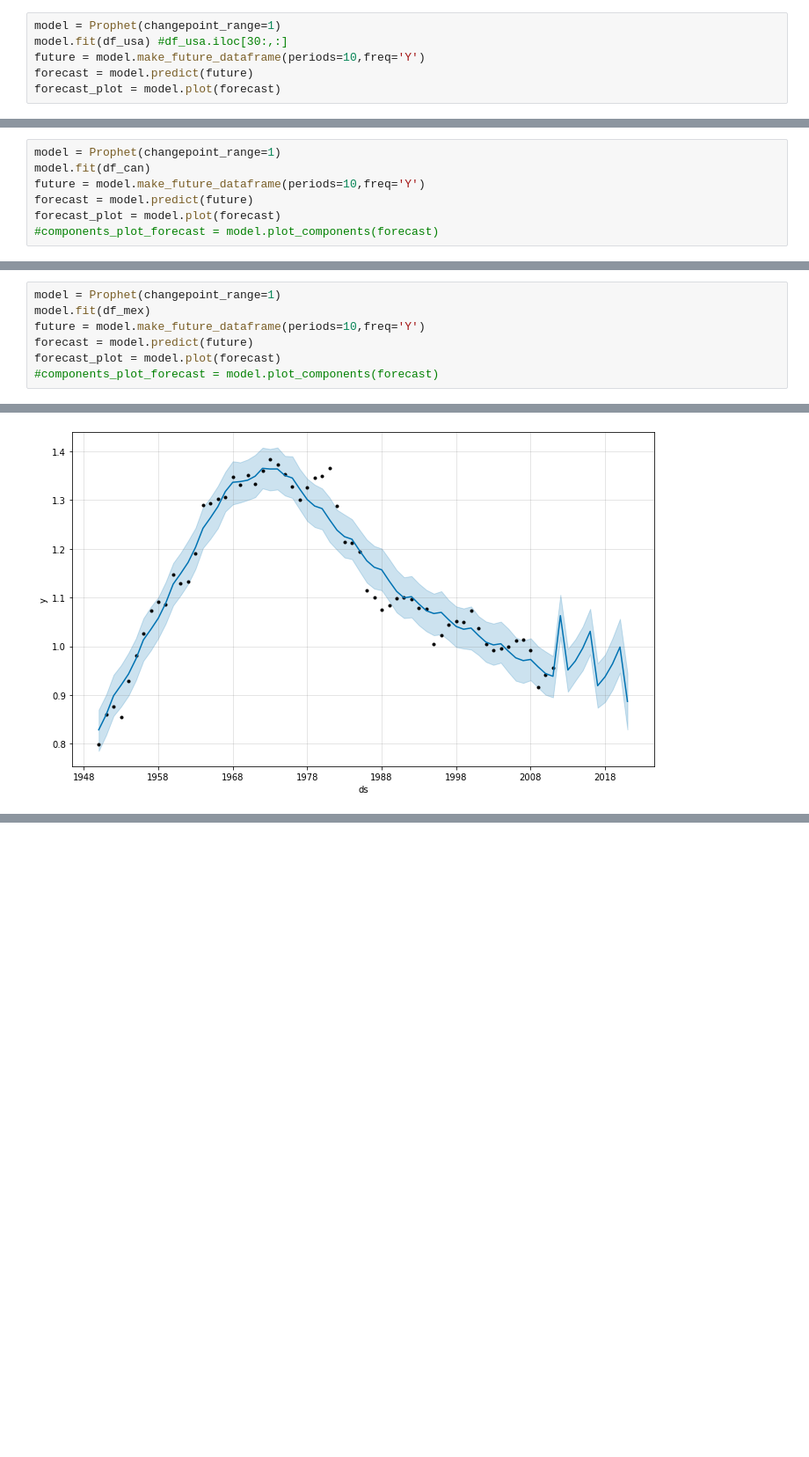
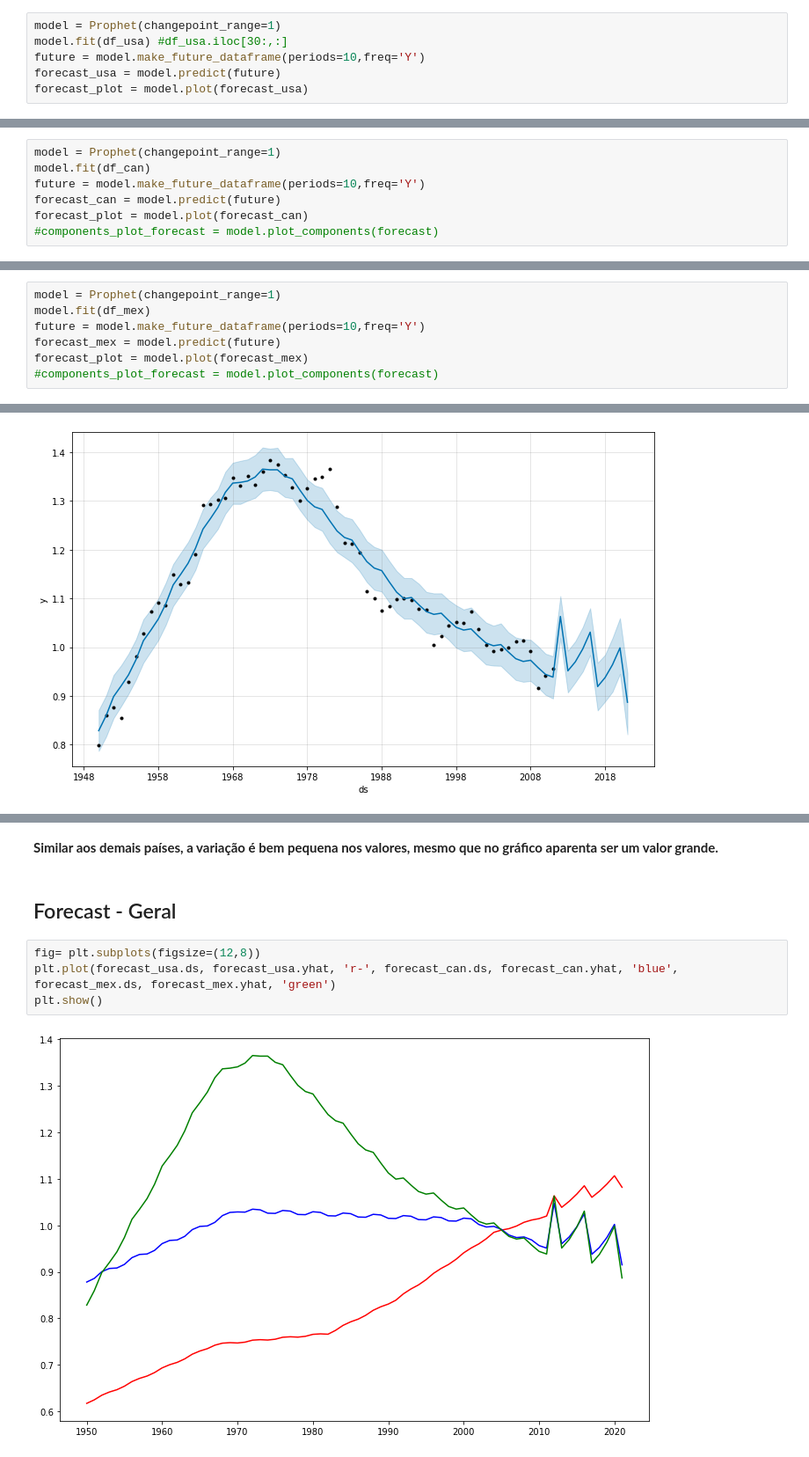
Before and after one commit to yguenka/4intelligence-Case, a Jupyter notebook: Data Analysis Skill Test.ipynb, the cells around one changed output, grey strips where cells are left out. Shown at 88% size. Drawn from its saved outputs; the diff is of its cells as text; blank space fills up the shorter version.

```diff
--- a/Data Analysis Skill Test.ipynb
+++ b/Data Analysis Skill Test.ipynb
@@ -141,6 +135,6 @@ adfuller(df_usa['y'], autolag='AIC', regression='ct')
 model = Prophet(changepoint_range=1)
 model.fit(df_usa) #df_usa.iloc[30:,:]
 future = model.make_future_dataframe(periods=10,freq='Y')
-forecast = model.predict(future)
-forecast_plot = model.plot(forecast)
+forecast_usa = model.predict(future)
+forecast_plot = model.plot(forecast_usa)
 # %% [output]
@@ -209,8 +206,8 @@ plt.show()
 model = Prophet(changepoint_range=1)
 model.fit(df_can)
 future = model.make_future_dataframe(periods=10,freq='Y')
-forecast = model.predict(future)
-forecast_plot = model.plot(forecast)
+forecast_can = model.predict(future)
+forecast_plot = model.plot(forecast_can)
 #components_plot_forecast = model.plot_components(forecast)
 # %% [output]
 INFO:fbprophet:Disabling weekly seasonality. Run prophet with weekly_seasonality=True to override this.
@@ -274,8 +277,8 @@ plt.show()
 model = Prophet(changepoint_range=1)
 model.fit(df_mex)
 future = model.make_future_dataframe(periods=10,freq='Y')
-forecast = model.predict(future)
-forecast_plot = model.plot(forecast)
+forecast_mex = model.predict(future)
+forecast_plot = model.plot(forecast_mex)
 #components_plot_forecast = model.plot_components(forecast)
 # %% [output]
 INFO:fbprophet:Disabling weekly seasonality. Run prophet with weekly_seasonality=True to override this.
@@ -299,0 +303,10 @@ forecast
+# %% [markdown]
+<b>Similar aos demais países, a variação é bem pequena nos valores, mesmo que no gráfico aparenta ser um valor grande.</b>
+# %% [markdown]
+## Forecast - Geral
+# %%
+fig= plt.subplots(figsize=(12,8))
+plt.plot(forecast_usa.ds, forecast_usa.yhat, 'r-', forecast_can.ds, forecast_can.yhat, 'blue', forecast_mex.ds, forecast_mex.yhat, 'green')
+plt.show()
+# %% [output]
+[figure, added]
```
Also changed, not shown: parts of 21 cells of this notebook, 2 other files.
